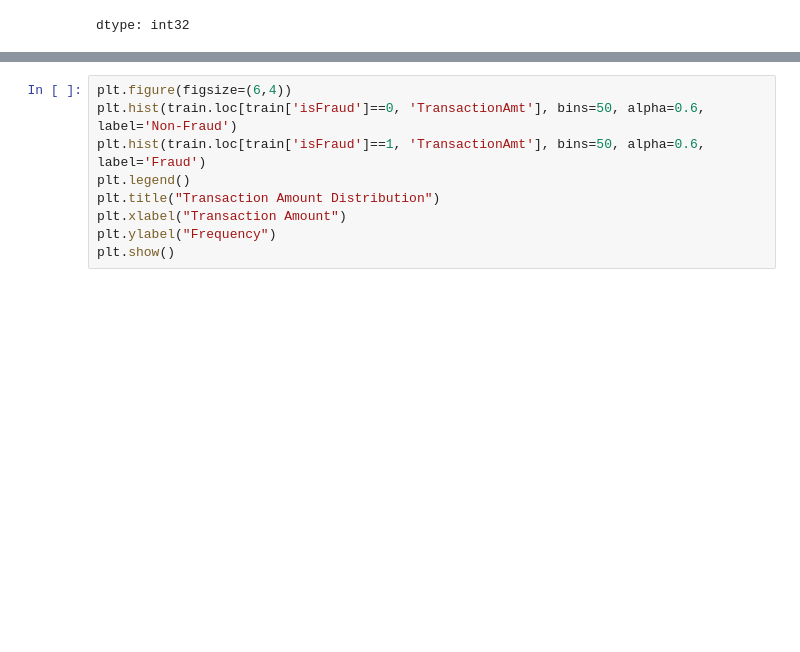
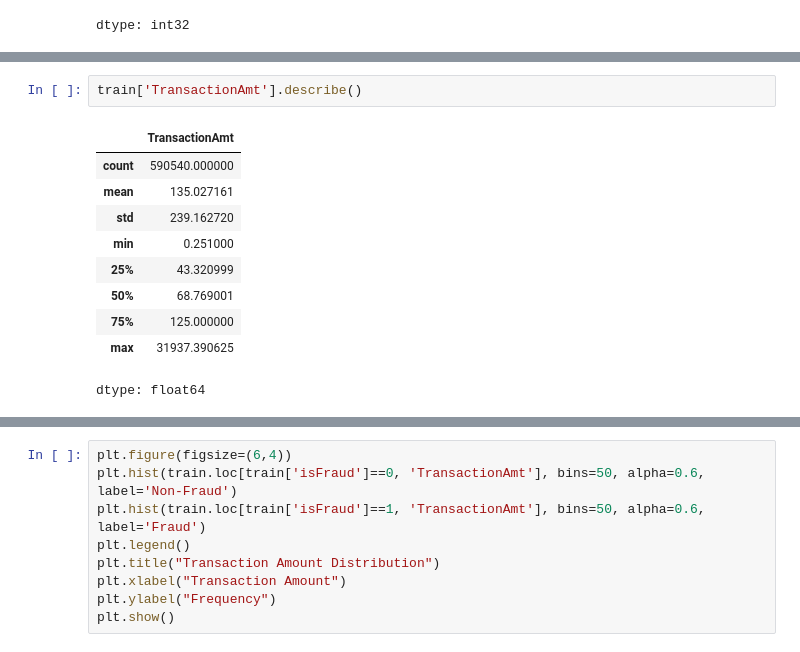
Before and after one commit to rahulkhawashi/Dog-breed-vision, a Jupyter notebook: ieee_cis_fraud_detection.ipynb, the cells around one changed output, grey strips where cells are left out. Cells and saved outputs as stored; diff of their text form; blank space fills up the shorter version.

```diff
--- a/ieee_cis_fraud_detection.ipynb
+++ b/ieee_cis_fraud_detection.ipynb
@@ -107,0 +176,13 @@ dtype: int32
+# %%
+train['TransactionAmt'].describe()
+# %% [output]
+|  | TransactionAmt |
+| count | 590540.000000 |
+| mean | 135.027161 |
+| std | 239.162720 |
+| min | 0.251000 |
+| 25% | 43.320999 |
+| 50% | 68.769001 |
+| 75% | 125.000000 |
+| max | 31937.390625 |
+dtype: float64
```
Also changed, not shown: parts of 17 cells of this notebook.
